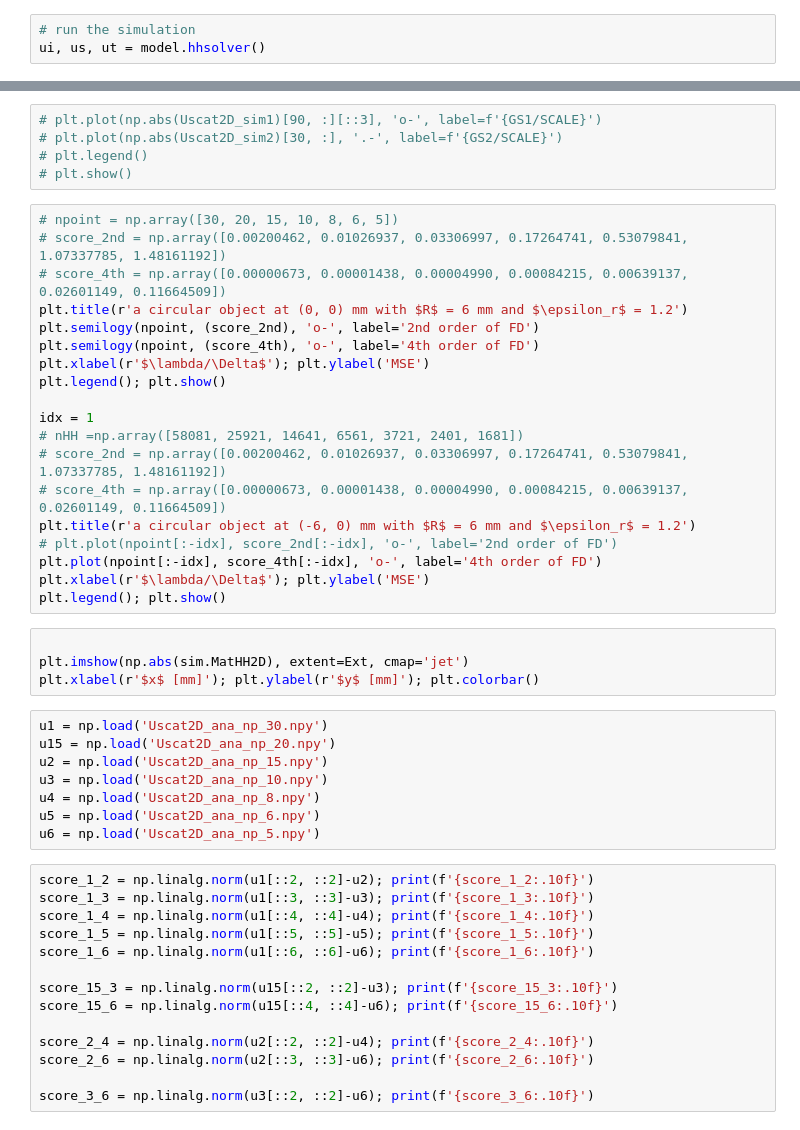
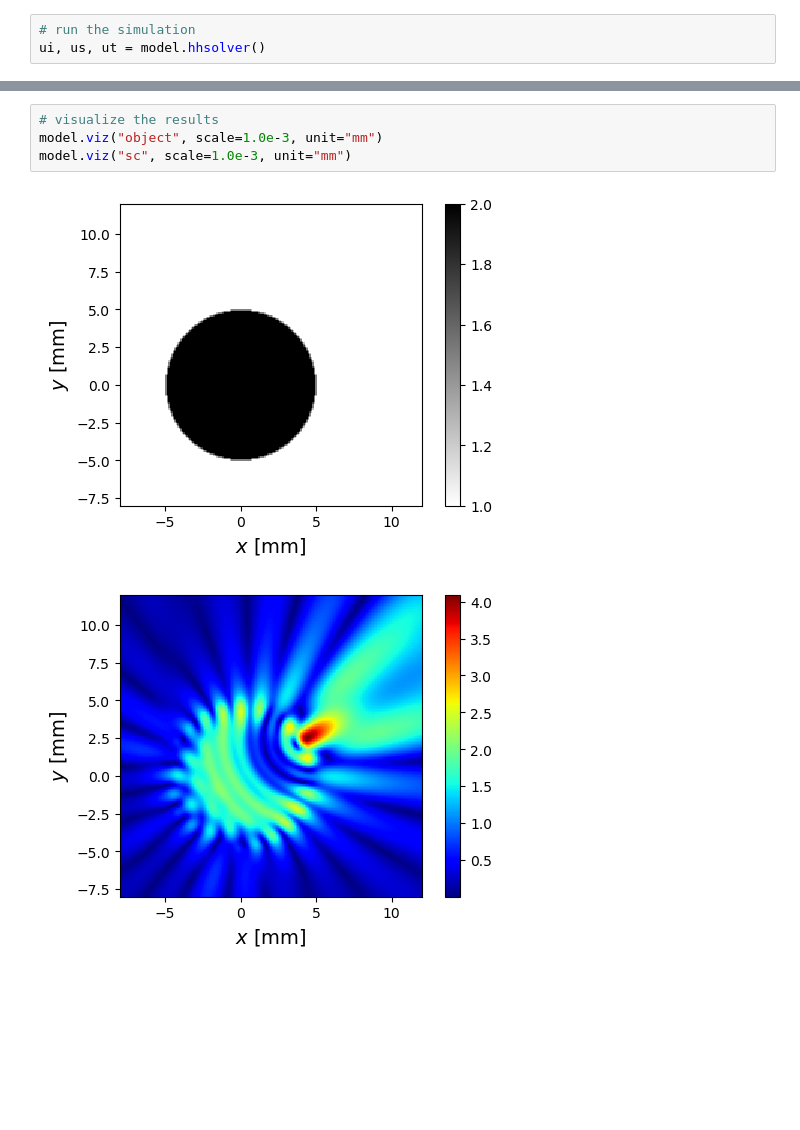
Before and after one commit to poomphy48/PyFDFD, a Jupyter notebook: examples/ex1_cylindrical_object.ipynb, the cells around one changed output, grey strips where cells are left out. Saved outputs shown, nothing was run; the diff lists cells and outputs as text; blank space fills up the shorter version.

```diff
--- a/examples/ex1_cylindrical_object.ipynb
+++ b/examples/ex1_cylindrical_object.ipynb
@@ -292,50 +59,7 @@ plt.plot(xline, yline, 'w--'); plt.colorbar(); plt.show()
-# %%
-# plt.plot(np.abs(Uscat2D_sim1)[90, :][::3], 'o-', label=f'{GS1/SCALE}')
-# plt.plot(np.abs(Uscat2D_sim2)[30, :], '.-', label=f'{GS2/SCALE}')
-# plt.legend()
-# plt.show()
-# %%
-# npoint = np.array([30, 20, 15, 10, 8, 6, 5])
-# score_2nd = np.array([0.00200462, 0.01026937, 0.03306997, 0.17264741, 0.53079841, 1.07337785, 1.48161192])
-# score_4th = np.array([0.00000673, 0.00001438, 0.00004990, 0.00084215, 0.00639137, 0.02601149, 0.11664509])
-plt.title(r'a circular object at (0, 0) mm with $R$ = 6 mm and $\epsilon_r$ = 1.2')
-plt.semilogy(npoint, (score_2nd), 'o-', label='2nd order of FD')
-plt.semilogy(npoint, (score_4th), 'o-', label='4th order of FD')
-plt.xlabel(r'$\lambda/\Delta$'); plt.ylabel('MSE')
-plt.legend(); plt.show()
-
-idx = 1
-# nHH =np.array([58081, 25921, 14641, 6561, 3721, 2401, 1681])
-# score_2nd = np.array([0.00200462, 0.01026937, 0.03306997, 0.17264741, 0.53079841, 1.07337785, 1.48161192])
-# score_4th = np.array([0.00000673, 0.00001438, 0.00004990, 0.00084215, 0.00639137, 0.02601149, 0.11664509])
-plt.title(r'a circular object at (-6, 0) mm with $R$ = 6 mm and $\epsilon_r$ = 1.2')
-# plt.plot(npoint[:-idx], score_2nd[:-idx], 'o-', label='2nd order of FD')
-plt.plot(npoint[:-idx], score_4th[:-idx], 'o-', label='4th order of FD')
-plt.xlabel(r'$\lambda/\Delta$'); plt.ylabel('MSE')
-plt.legend(); plt.show()
-# %%
-
-plt.imshow(np.abs(sim.MatHH2D), extent=Ext, cmap='jet')
-plt.xlabel(r'$x$ [mm]'); plt.ylabel(r'$y$ [mm]'); plt.colorbar()
-# %%
-u1 = np.load('Uscat2D_ana_np_30.npy')
-u15 = np.load('Uscat2D_ana_np_20.npy')
-u2 = np.load('Uscat2D_ana_np_15.npy')
-u3 = np.load('Uscat2D_ana_np_10.npy')
-u4 = np.load('Uscat2D_ana_np_8.npy')
-u5 = np.load('Uscat2D_ana_np_6.npy')
-u6 = np.load('Uscat2D_ana_np_5.npy')
-# %%
-score_1_2 = np.linalg.norm(u1[::2, ::2]-u2); print(f'{score_1_2:.10f}')
-score_1_3 = np.linalg.norm(u1[::3, ::3]-u3); print(f'{score_1_3:.10f}')
-score_1_4 = np.linalg.norm(u1[::4, ::4]-u4); print(f'{score_1_4:.10f}')
-score_1_5 = np.linalg.norm(u1[::5, ::5]-u5); print(f'{score_1_5:.10f}')
-score_1_6 = np.linalg.norm(u1[::6, ::6]-u6); print(f'{score_1_6:.10f}')
-
-score_15_3 = np.linalg.norm(u15[::2, ::2]-u3); print(f'{score_15_3:.10f}')
-score_15_6 = np.linalg.norm(u15[::4, ::4]-u6); print(f'{score_15_6:.10f}')
-
-score_2_4 = np.linalg.norm(u2[::2, ::2]-u4); print(f'{score_2_4:.10f}')
-score_2_6 = np.linalg.norm(u2[::3, ::3]-u6); print(f'{score_2_6:.10f}')
-
-score_3_6 = np.linalg.norm(u3[::2, ::2]-u6); print(f'{score_3_6:.10f}')
+# %%
+# visualize the results
+model.viz("object", scale=1.0e-3, unit="mm")
+model.viz("sc", scale=1.0e-3, unit="mm")
+# %% [output]
+[figure, added]
+[figure, added]
```
Also changed, not shown: parts of 16 cells of this notebook, 3 other files.
